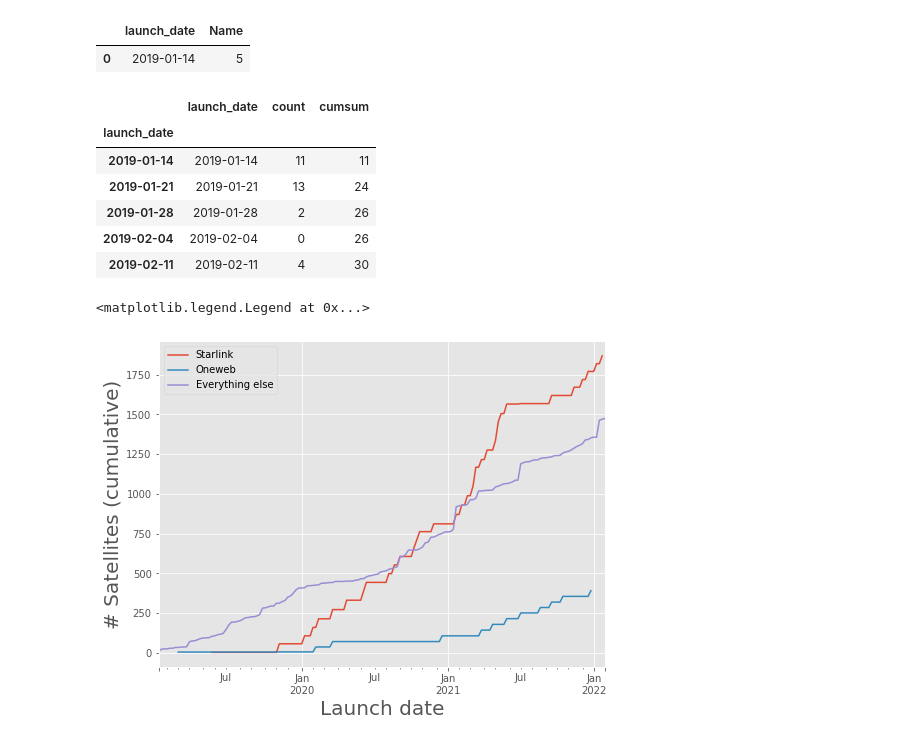
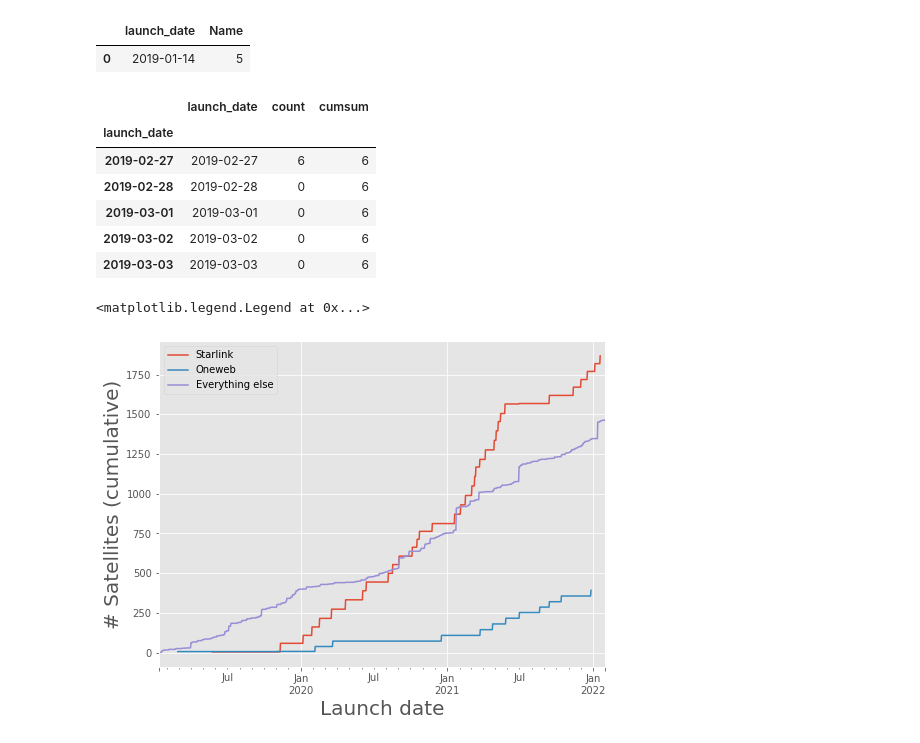
Before and after one commit to matzhaugen/mortality, a Jupyter notebook: notebooks/satellites.ipynb, the cells around one changed output. Saved outputs shown, nothing was run; the diff lists cells and outputs as text; code cells hidden in the pictures.

```diff
--- a/notebooks/satellites.ipynb
+++ b/notebooks/satellites.ipynb
@@ -33,31 +34,32 @@ launch_date
 |  | launch_date | Name |
 | 0 | 2019-01-14 | 5 |
 # %%
-# Get weekly summation of launches
-def get_weekly(df, regex, negate=False):
+# Get daily/weekly summation of launches
+def get_counts(df, regex, negate=False):
     if negate:
         subset = df[~(df["Name"].str.contains(regex).values)]
     else:
         subset = df[(df["Name"].str.contains(regex).values)]
     subset = subset[subset["Status"] != "DECAYED"]
-    weekly = subset.groupby([pd.Grouper(key='launch_date', freq='W-MON')])["Name"].count().reset_index()
-    weekly.columns = ["launch_date", "count"]
-    weekly["cumsum"] = weekly["count"].cumsum()
-    weekly.index = weekly.launch_date
-    return weekly
+#     weekly = subset.groupby([pd.Grouper(key='launch_date', freq='W-MON')])["Name"].count().reset_index()
+    counts = subset.groupby([pd.Grouper(key='launch_date', freq='D')])["Name"].count().reset_index()
+    counts.columns = ["launch_date", "count"]
+    counts["cumsum"] = counts["count"].cumsum()
+    counts.index = counts.launch_date
+    return counts
 # %%
-starlink = get_weekly(df, "STARLINK")
-oneweb = get_weekly(df, "ONEWEB")
-neither = get_weekly(df, "STARLINK|ONEWEB", negate=True)
-neither.head(5)
+starlink = get_counts(df, "STARLINK")
+oneweb = get_counts(df, "ONEWEB")
+neither = get_counts(df, "STARLINK|ONEWEB|IRIDIUM", negate=True)
+oneweb.head(5)
 # %% [output]
 |  | launch_date | count | cumsum |
 | launch_date |  |  |  |
-| 2019-01-14 | 2019-01-14 | 11 | 11 |
-| 2019-01-21 | 2019-01-21 | 13 | 24 |
-| 2019-01-28 | 2019-01-28 | 2 | 26 |
-| 2019-02-04 | 2019-02-04 | 0 | 26 |
-| 2019-02-11 | 2019-02-11 | 4 | 30 |
+| 2019-02-27 | 2019-02-27 | 6 | 6 |
+| 2019-02-28 | 2019-02-28 | 0 | 6 |
+| 2019-03-01 | 2019-03-01 | 0 | 6 |
+| 2019-03-02 | 2019-03-02 | 0 | 6 |
+| 2019-03-03 | 2019-03-03 | 0 | 6 |
 # %%
 import matplotlib.pyplot as plt
 
@@ -70,5 +72,5 @@ plt.xlabel("Launch date", fontsize=20)
 plt.legend()
 # %% [output]
 <matplotlib.legend.Legend at 0x...>
-[figure, old version]
+[figure, new version]
 # %%
```
Also changed, not shown: parts of 4 cells of this notebook.
